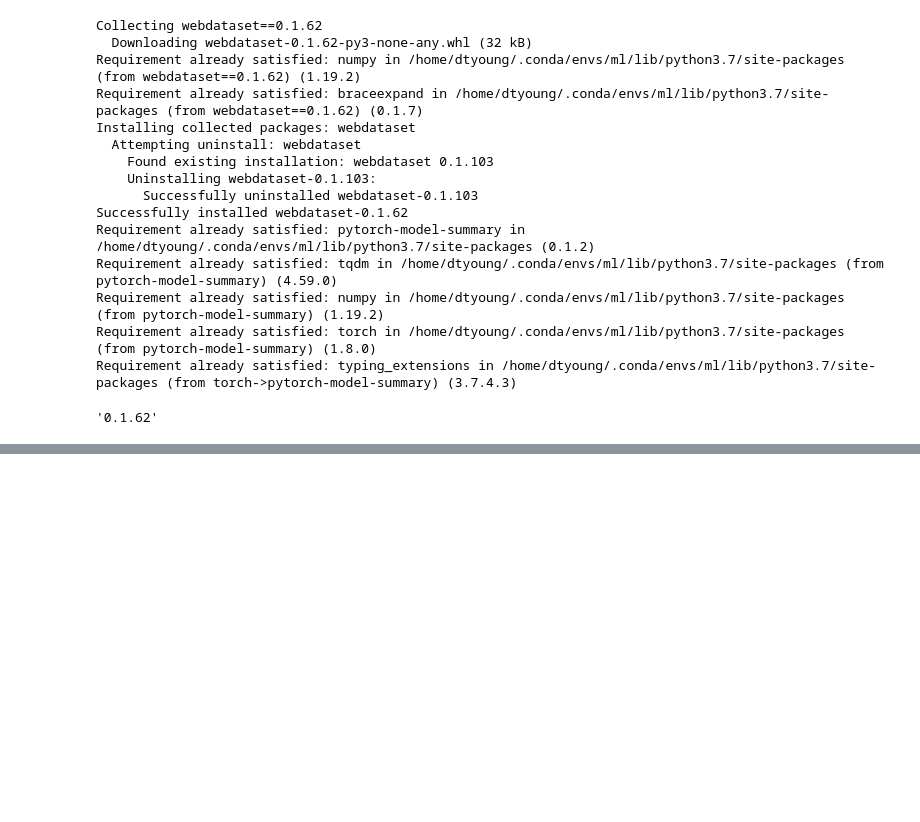
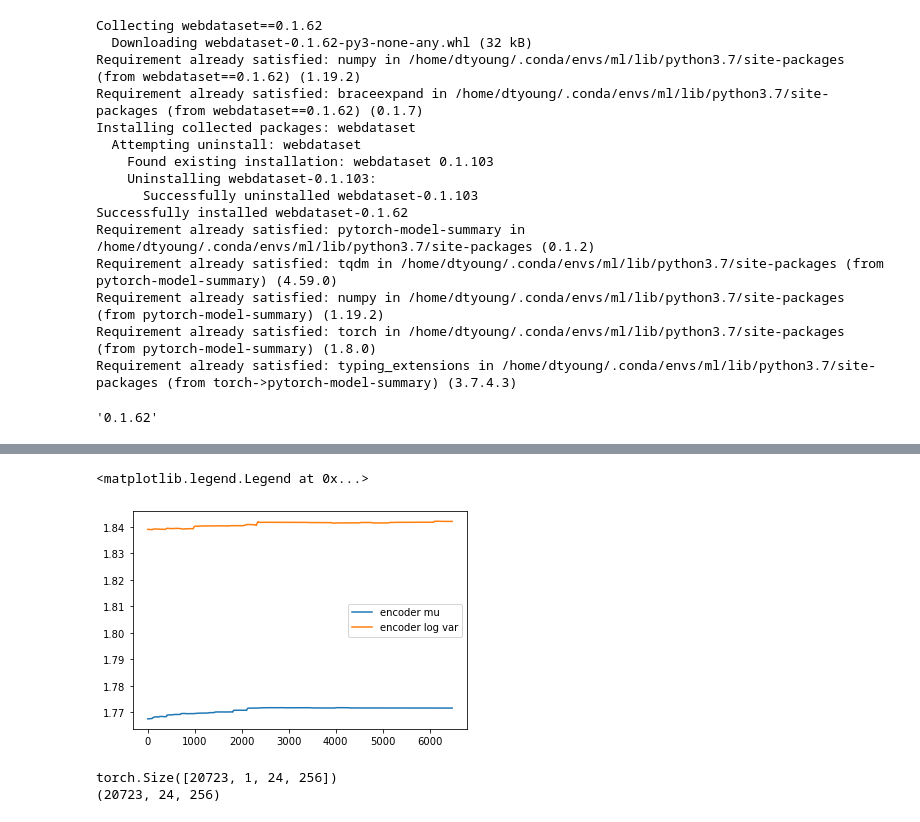
Before and after one commit to dungscout96/deep-representation-learning-EEG, a Jupyter notebook: VAE.ipynb, the cells around one changed output, grey strips where cells are left out. Saved outputs shown, nothing was run; the diff lists cells and outputs as text; code cells hidden in the pictures; blank space fills up the shorter version.

```diff
--- a/VAE.ipynb
+++ b/VAE.ipynb
@@ -165,7 +217,10 @@ feature = 'raw'
 one_channel = False
 
 role = 'train'
-train_data = load_data(path, role, winLength, numChan, srate, feature, one_channel)
+train_data, X_train, Y_train = load_data(path, role, winLength, numChan, srate, feature, one_channel)
 print(f'X_train shape: {len(train_data)}, {train_data[0][0].shape}')
 print(f'Y_train shape: {len(train_data)}, {train_data[0][1].shape}')
+# val_data, X_val, Y_val = load_data(path, 'val', winLength, numChan, srate, feature, one_channel)
+# print(f'X_val shape: {len(val_data)}, {val_data[0][0].shape}')
+# print(f'Y_val shape: {len(val_data)}, {val_data[0][1].shape}')
 # %% [output]
@@ -429,8 +477,8 @@ if isDebug:
     sample = torch.unsqueeze(mnist_train[0][0],0)
     sample = sample.to(device=device)
 else:
-    sample = torch.zeros((1, 1, 256, 6), device=device)
-print(vae)
+    sample = torch.rand((1, 1, 24, 256), device=device)
+# print(vae)
 from pytorch_model_summary import summary
 # print(summary(vae, sample, show_input=False))
 print(summary(vae, sample, show_input=False))
@@ -636,0 +787,10 @@ RuntimeError: Tensor for argument #2 'mat1' is on CPU, but expected it to be on
+# %%
+plt.figure()
+# plt.plot(weight_norm['decoder'], label="decoder")
+# plt.plot(weight_norm['encoder_before_last'], label="encoder b4 last")
+plt.plot(weight_norm['encoder_mu'], label="encoder mu")
+plt.plot(weight_norm['encoder_log_var'], label="encoder log var")
+plt.legend()
+# %% [output]
+<matplotlib.legend.Legend at 0x...>
+[figure, added]
@@ -636,0 +829,18 @@ RuntimeError: Tensor for argument #2 'mat1' is on CPU, but expected it to be on
+# %%
+from scipy.io import savemat
+def save_recons(exp):
+    loader_test = enumerate(DataLoader(train_data, batch_size=len(train_data), shuffle=False))
+    i,(x,y) = next(loader_test)
+    sample,_,_ = trained_model(x)
+    print(sample.shape)
+    recons = np.reshape(sample.detach().numpy(), (-1,24,256))
+    print(recons.shape)
+    np.save(f'./experiment/{exp}/reconstructed.npy',recons)
+    np.save(f'./experiment/{exp}/X_train.npy',np.reshape(x.detach().numpy(),(-1,24,256)))
+
+    train_x_numpy = np.reshape(x.detach().numpy(),(-1,24,256))
+    savemat(f'./experiment/{exp}/X_train.mat', {"train_X":train_x_numpy})
+    savemat(f'./experiment/{exp}/X_recons.mat', {"recons_X": data})
+# %% [output]
+torch.Size([20723, 1, 24, 256])
+(20723, 24, 256)
```
Also changed, not shown: parts of 21 cells of this notebook, 10 other files.
